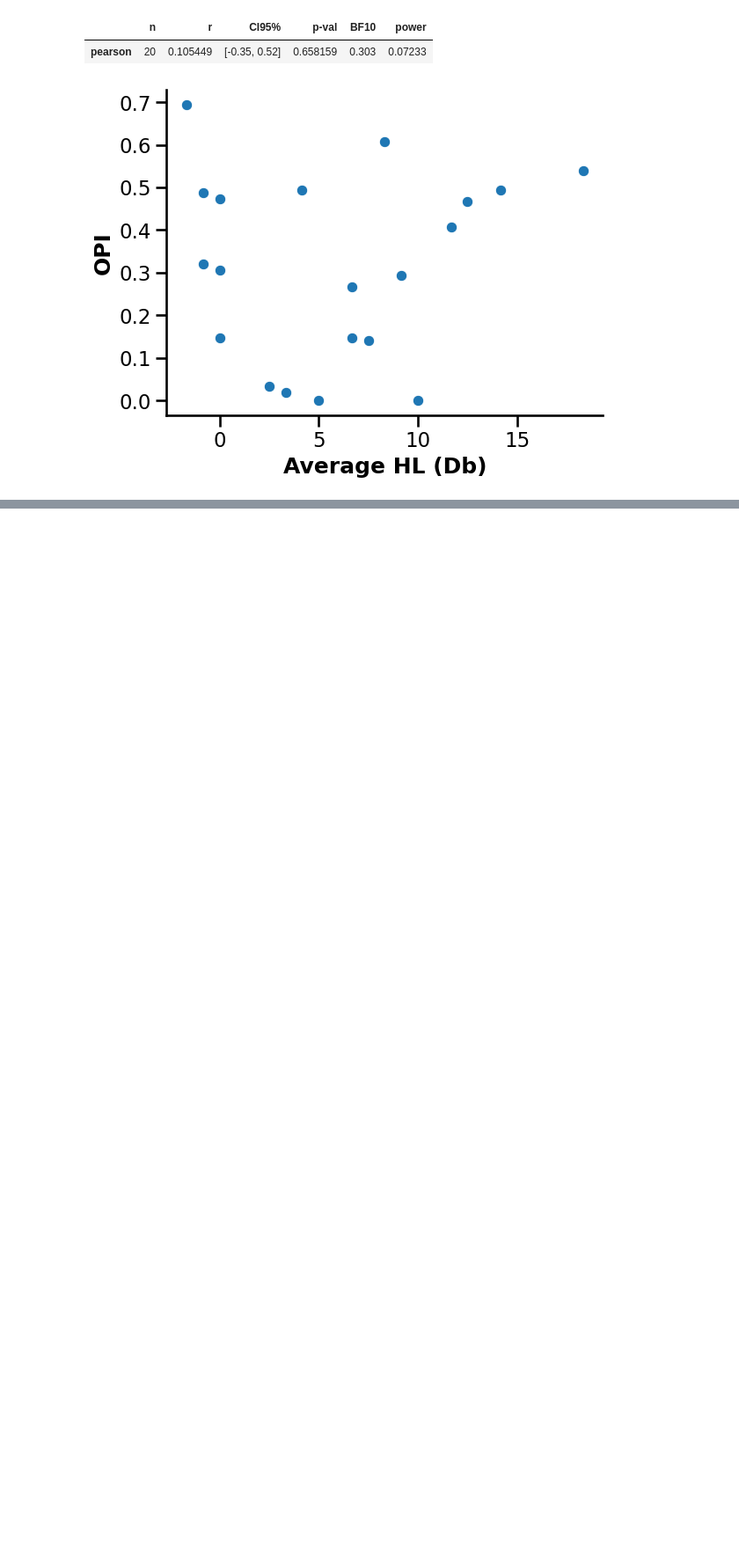
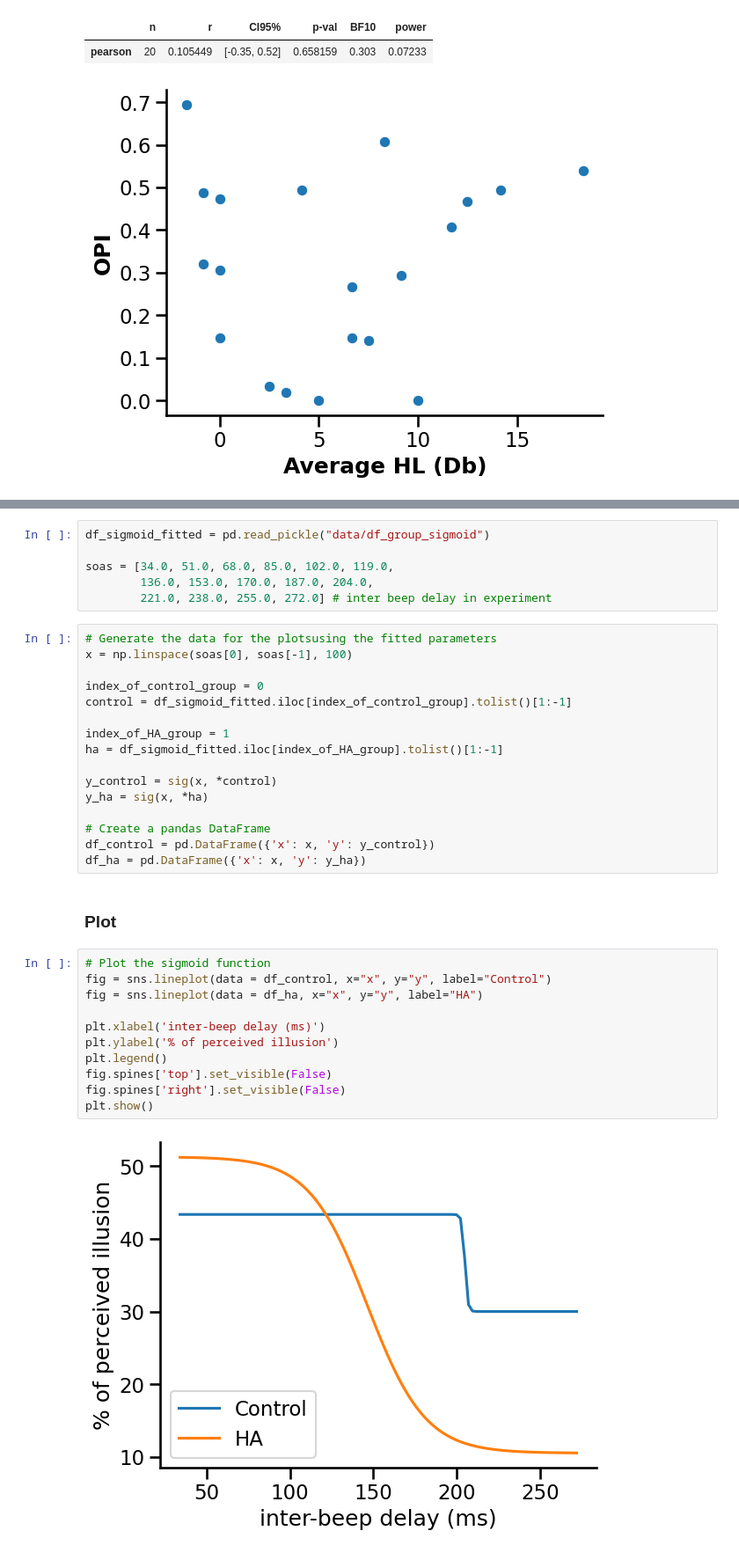
Before and after one commit to camila-maura/GIFTED-DFI, a Jupyter notebook: plots_and_analysis.ipynb, the cells around one changed output, grey strips where cells are left out. Shown at 88% size. Cells and saved outputs as stored; diff of their text form; blank space fills up the shorter version.

```diff
--- a/plots_and_analysis.ipynb
+++ b/plots_and_analysis.ipynb
@@ -683,0 +686,37 @@ plt.show()
+# %%
+df_sigmoid_fitted = pd.read_pickle("data/df_group_sigmoid")
+
+soas = [34.0, 51.0, 68.0, 85.0, 102.0, 119.0,
+        136.0, 153.0, 170.0, 187.0, 204.0,
+        221.0, 238.0, 255.0, 272.0] # inter beep delay in experiment
+# %%
+# Generate the data for the plotsusing the fitted parameters
+x = np.linspace(soas[0], soas[-1], 100)
+
+index_of_control_group = 0
+control = df_sigmoid_fitted.iloc[index_of_control_group].tolist()[1:-1]
+
+index_of_HA_group = 1
+ha = df_sigmoid_fitted.iloc[index_of_HA_group].tolist()[1:-1]
+
+y_control = sig(x, *control)
+y_ha = sig(x, *ha)
+
+# Create a pandas DataFrame
+df_control = pd.DataFrame({'x': x, 'y': y_control})
+df_ha = pd.DataFrame({'x': x, 'y': y_ha})
+# %% [markdown]
+### Plot
+# %%
+# Plot the sigmoid function
+fig = sns.lineplot(data = df_control, x="x", y="y", label="Control")
+fig = sns.lineplot(data = df_ha, x="x", y="y", label="HA")
+
+plt.xlabel('inter-beep delay (ms)')
+plt.ylabel('% of perceived illusion')
+plt.legend()
+fig.spines['top'].set_visible(False)
+fig.spines['right'].set_visible(False)
+plt.show()
+# %% [output]
+[figure, added]
```
Also changed, not shown: parts of 6 cells of this notebook, 1 other file.
